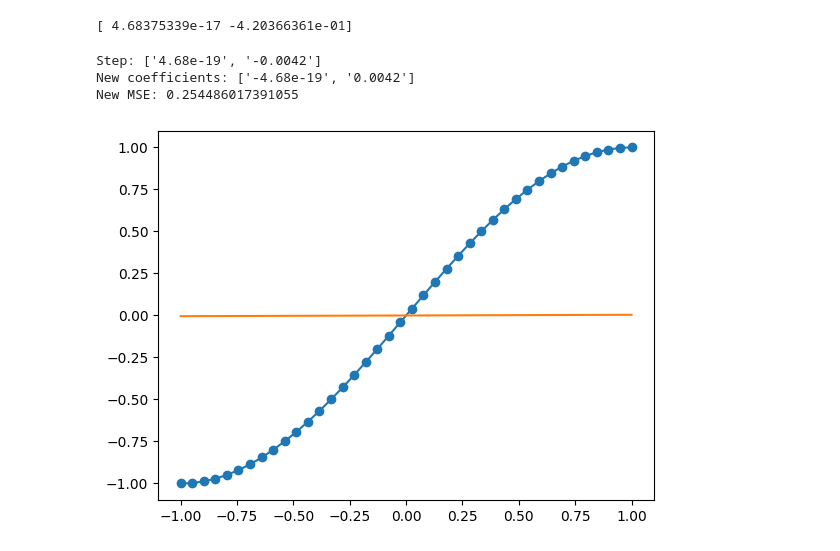
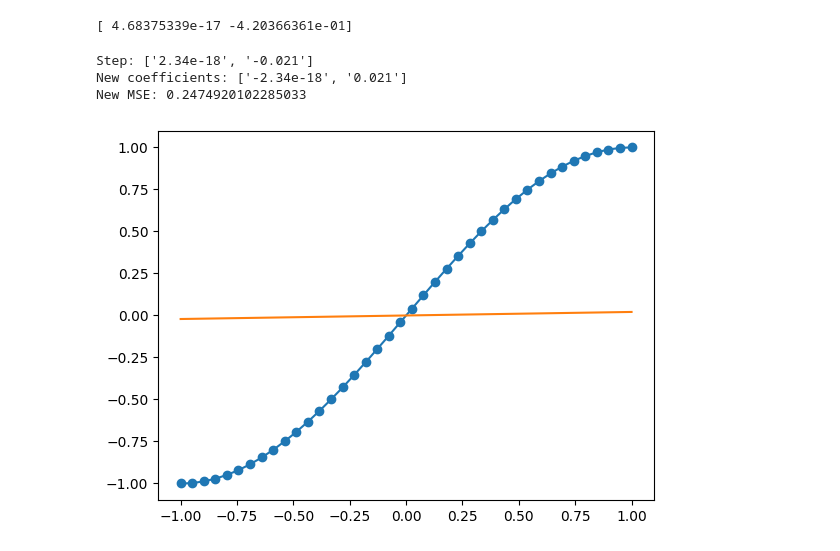
Before and after one commit to will-lynas/MATH0114-ML-AI, a Jupyter notebook: notebook.ipynb, the cells around one changed output. Drawn from its saved outputs; the diff is of its cells as text; code cells hidden in the pictures.

```diff
--- a/notebook.ipynb
+++ b/notebook.ipynb
@@ -50,19 +50,19 @@ print(gradient(polynomial_coefficients))
 # %%
 # Make a copy so I don't mess up original
 coefficients = polynomial_coefficients.copy()
 
-learning_rate = 0.01
+learning_rate = 0.05
 
 step = learning_rate * gradient(coefficients)
 print(f"Step: {[f'{x:.3g}' for x in step]}")
 
 coefficients -= learning_rate * gradient(coefficients)
 print(f"New coefficients: {[f'{x:.3g}' for x in coefficients]}")
 
 print(f"New MSE: {mse(coefficients)}")
 plot_graph(coefficients)
 # %% [output]
-Step: ['4.68e-19', '-0.0042']
-New coefficients: ['-4.68e-19', '0.0042']
-New MSE: 0.254486017391055
+Step: ['2.34e-18', '-0.021']
+New coefficients: ['-2.34e-18', '0.021']
+New MSE: 0.2474920102285033
-[figure, old version]
+[figure, new version]
```
Also changed, not shown: parts of 1 cell of this notebook.
